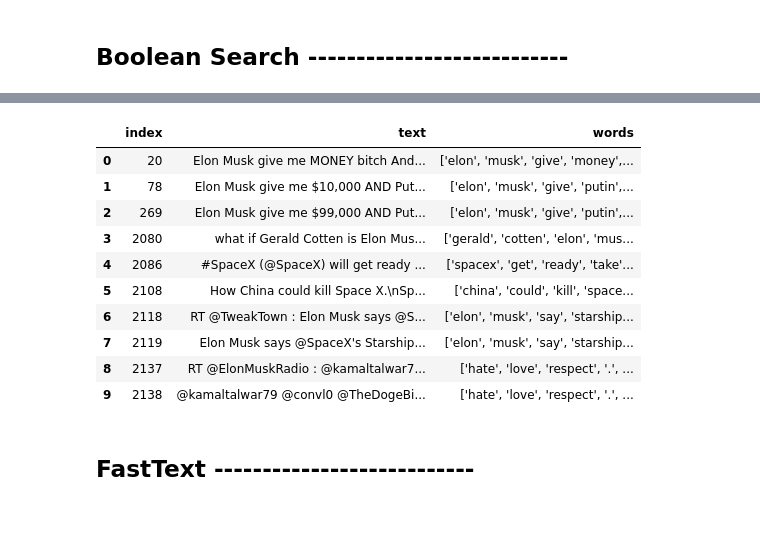
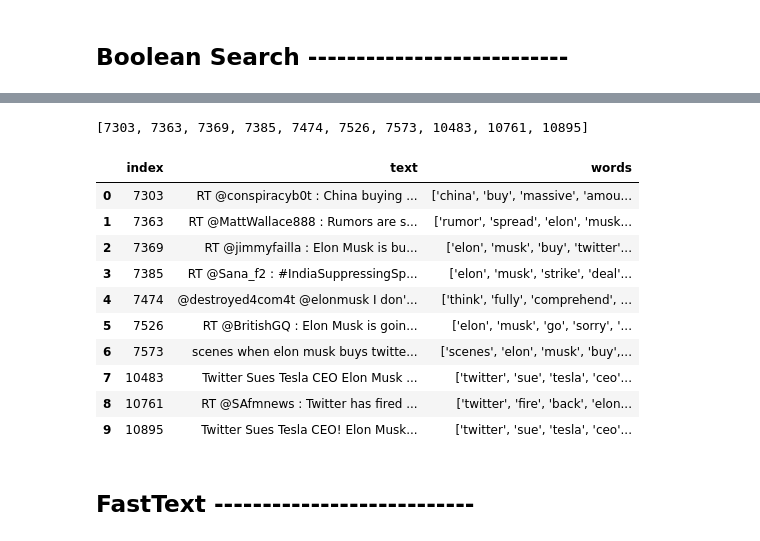
Before and after one commit to IR1401-Spring-Final-Projects/SocialMedia1401-26, a Jupyter notebook: HW3/HW3.ipynb, the cells around one changed output, grey strips where cells are left out. Cells and saved outputs as stored; diff of their text form; code cells hidden in the pictures.

```diff
--- a/HW3/HW3.ipynb
+++ b/HW3/HW3.ipynb
@@ -47,18 +47,20 @@ class DataReader:
         preprocessor = Preprocessor()
         if read_from_excels:
             dfs = []
-            for file in os.listdir("../Excels"):
+            for file in tqdm(os.listdir("../Excels")):
                 df = pd.read_excel(os.path.join("../Excels", file))
                 dfs.append(df)
-                print(file, end=": ")
-                print(df.shape)
             df = pd.concat(dfs)
 
             df = df[df['Language'] == 'en']
             df.reset_index(drop=True, inplace=True)
             df.drop_duplicates(subset="Text", keep='first', inplace=True, ignore_index=True)
+            df = preprocessor.perform_clean_lemmatize_tokenize(df)
+            idx = df.Text_words.apply(len) > df.Text_words.apply(len).describe()["25%"]
+            df = df[idx]
 
-            df = preprocessor.perform_clean_lemmatize_tokenize(df)
+            df["Text_words_joined"] = df.Text_words.apply(lambda x: " ".join(x))
+            df.drop_duplicates(subset="Text_words_joined", keep='first', inplace=True, ignore_index=True)
             self.df = df
 
         else:
@@ -67,3 +69,7 @@ class DataReader:
             df.reset_index(drop=True, inplace=True)
             df.drop_duplicates(subset="Text", keep='first', inplace=True, ignore_index=True)
             self.df = df
+
+
+data_reader = DataReader(read_from_excels=True)
+df = data_reader.df
@@ -232,19 +238,17 @@ results
 # %%
 class BooleanSearch:
     def __init__(self):
+        self.preprocessor = Preprocessor()
         self.vocabulary = list(set(df['Text_words'].explode()) - {np.nan})
         self.vocabulary_index = {word: idx for idx, word in enumerate(self.vocabulary)}
-
         self.mat = np.zeros((len(df), len(self.vocabulary)), )
-
         for index, row in df.iterrows():
             for token in row['Text_words']:
                 self.mat[index][self.vocabulary_index[token]] = 1
 
 
     def search(self, k, query):
-        #print("Cosine Similarity")
-        tokens = preprocessor.clean_query(query)
+        tokens = self.preprocessor.clean_query(query)
         query_vector = []
         for token in tokens:
             if token in self.vocabulary_index:
@@ -270,5 +274,5 @@ class BooleanSearch:
         return a
 # %%
 model = BooleanSearch()
-model.search(10, "Elooon Musk")
+model.search(10, "Elon Musk buying twitter")
 # %% [output]
@@ -276,14 +281,15 @@ model.search(10, "Elooon Musk")
+[7303, 7363, 7369, 7385, 7474, 7526, 7573, 10483, 10761, 10895]
 |  | index | text | words |
-| 0 | 20 | Elon Musk give me MONEY bitch And... | ['elon', 'musk', 'give', 'money',... |
-| 1 | 78 | Elon Musk give me $10,000 AND Put... | ['elon', 'musk', 'give', 'putin',... |
-| 2 | 269 | Elon Musk give me $99,000 AND Put... | ['elon', 'musk', 'give', 'putin',... |
-| 3 | 2080 | what if Gerald Cotten is Elon Mus... | ['gerald', 'cotten', 'elon', 'mus... |
-| 4 | 2086 | #SpaceX (@SpaceX) will get ready ... | ['spacex', 'get', 'ready', 'take'... |
-| 5 | 2108 | How China could kill Space X.\nSp... | ['china', 'could', 'kill', 'space... |
-| 6 | 2118 | RT @TweakTown : Elon Musk says @S... | ['elon', 'musk', 'say', 'starship... |
-| 7 | 2119 | Elon Musk says @SpaceX's Starship... | ['elon', 'musk', 'say', 'starship... |
-| 8 | 2137 | RT @ElonMuskRadio : @kamaltalwar7... | ['hate', 'love', 'respect', '.', ... |
-| 9 | 2138 | @kamaltalwar79 @convl0 @TheDogeBi... | ['hate', 'love', 'respect', '.', ... |
+| 0 | 7303 | RT @conspiracyb0t : China buying ... | ['china', 'buy', 'massive', 'amou... |
+| 1 | 7363 | RT @MattWallace888 : Rumors are s... | ['rumor', 'spread', 'elon', 'musk... |
+| 2 | 7369 | RT @jimmyfailla : Elon Musk is bu... | ['elon', 'musk', 'buy', 'twitter'... |
+| 3 | 7385 | RT @Sana_f2 : #IndiaSuppressingSp... | ['elon', 'musk', 'strike', 'deal'... |
+| 4 | 7474 | @destroyed4com4t @elonmusk I don'... | ['think', 'fully', 'comprehend', ... |
+| 5 | 7526 | RT @BritishGQ : Elon Musk is goin... | ['elon', 'musk', 'go', 'sorry', '... |
+| 6 | 7573 | scenes when elon musk buys twitte... | ['scenes', 'elon', 'musk', 'buy',... |
+| 7 | 10483 | Twitter Sues Tesla CEO Elon Musk ... | ['twitter', 'sue', 'tesla', 'ceo'... |
+| 8 | 10761 | RT @SAfmnews : Twitter has fired ... | ['twitter', 'fire', 'back', 'elon... |
+| 9 | 10895 | Twitter Sues Tesla CEO! Elon Musk... | ['twitter', 'sue', 'tesla', 'ceo'... |
 # %% [markdown]
 ## FastText ---------------------------
 # %%
```
Also changed, not shown: parts of 12 cells of this notebook, 25 other files.
